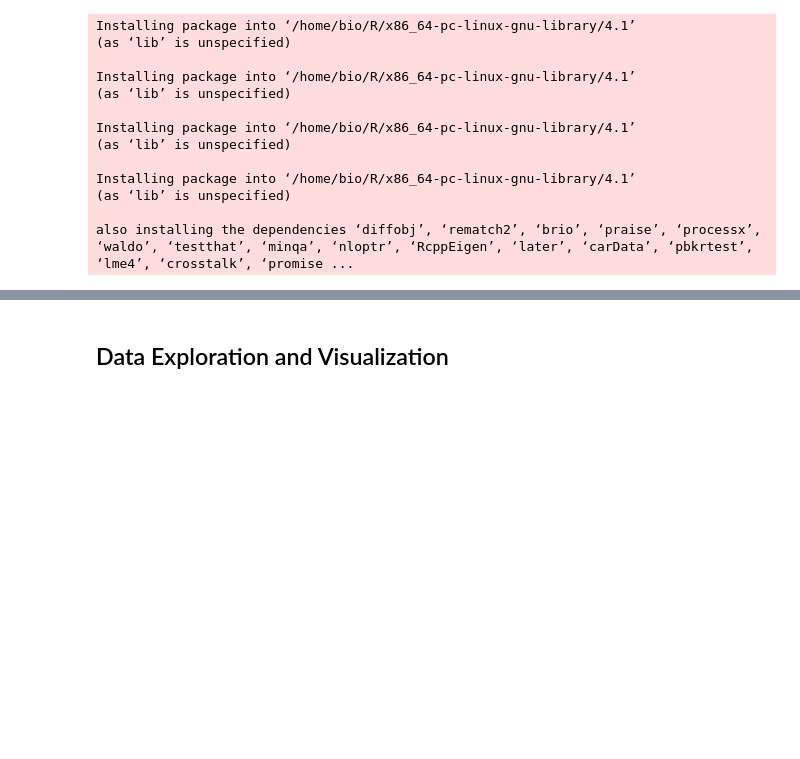
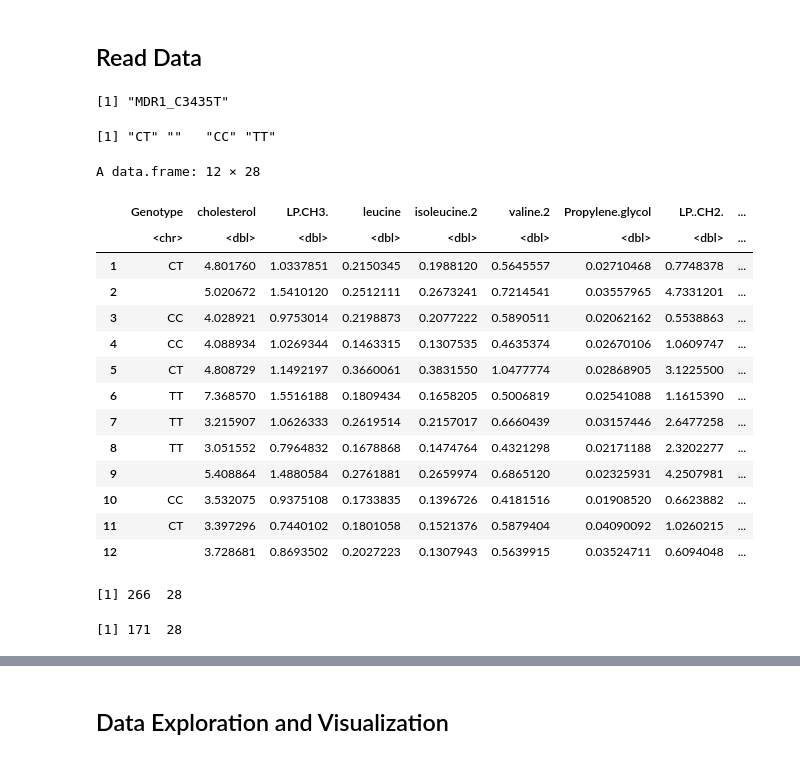
Before and after one commit to Aziza2027/Patient-data-analysis, a Jupyter notebook: analysis.ipynb, the cells around one changed output, grey strips where cells are left out. Drawn from its saved outputs; the diff is of its cells as text; code cells hidden in the pictures; blank space fills up the shorter version.

```diff
--- a/analysis.ipynb
+++ b/analysis.ipynb
@@ -10,20 +10,17 @@ library(ggplot2)
 library(dplyr)
 library(corrplot)
 library(factoextra)
+# Increase overall plot size in Jupyter Notebook
+options(repr.plot.width=15, repr.plot.height=12) # Adjust width and height as needed
-# %% [output]
-Installing package into ‘/home/bio/R/x86_64-pc-linux-gnu-library/4.1’
-(as ‘lib’ is unspecified)
-
-Installing package into ‘/home/bio/R/x86_64-pc-linux-gnu-library/4.1’
-(as ‘lib’ is unspecified)
-
-Installing package into ‘/home/bio/R/x86_64-pc-linux-gnu-library/4.1’
-(as ‘lib’ is unspecified)
-
-Installing package into ‘/home/bio/R/x86_64-pc-linux-gnu-library/4.1’
-(as ‘lib’ is unspecified)
-
-also installing the dependencies ‘diffobj’, ‘rematch2’, ‘brio’, ‘praise’, ‘processx’, ‘waldo’, ‘testthat’, ‘minqa’, ‘nloptr’, ‘RcppEigen’, ‘later’, ‘carData’, ‘pbkrtest’, ‘lme4’, ‘crosstalk’, ‘promise ...
+# %% [markdown]
+## Read Data
 # %%
 # Replace "data.csv" with the actual file path if needed
-data <- read.csv("data.csv", header = TRUE)
+data <- read.csv("data/gene1.csv", header = TRUE)
+name <- colnames(data)[1]
+colnames(data)[1] <- "Genotype"
+name
+unique(data$Genotype)
+# %% [output]
+[1] "MDR1_C3435T"
+[1] "CT" ""   "CC" "TT"
@@ -29,0 +29,22 @@ data <- read.csv("data.csv", header = TRUE)
+# %%
+head(data,12)
+# %% [output]
+A data.frame: 12 × 28
+|  | Genotype | cholesterol | LP.CH3. | leucine | isoleucine.2 | valine.2 | Propylene.glycol | LP..CH2. | ... |
+|  | <chr> | <dbl> | <dbl> | <dbl> | <dbl> | <dbl> | <dbl> | <dbl> | ... |
+| 1 | CT | 4.801760 | 1.0337851 | 0.2150345 | 0.1988120 | 0.5645557 | 0.02710468 | 0.7748378 | ... |
+| 2 |  | 5.020672 | 1.5410120 | 0.2512111 | 0.2673241 | 0.7214541 | 0.03557965 | 4.7331201 | ... |
+| 3 | CC | 4.028921 | 0.9753014 | 0.2198873 | 0.2077222 | 0.5890511 | 0.02062162 | 0.5538863 | ... |
+| 4 | CC | 4.088934 | 1.0269344 | 0.1463315 | 0.1307535 | 0.4635374 | 0.02670106 | 1.0609747 | ... |
+| 5 | CT | 4.808729 | 1.1492197 | 0.3660061 | 0.3831550 | 1.0477774 | 0.02868905 | 3.1225500 | ... |
+| 6 | TT | 7.368570 | 1.5516188 | 0.1809434 | 0.1658205 | 0.5006819 | 0.02541088 | 1.1615390 | ... |
+| 7 | TT | 3.215907 | 1.0626333 | 0.2619514 | 0.2157017 | 0.6660439 | 0.03157446 | 2.6477258 | ... |
+| 8 | TT | 3.051552 | 0.7964832 | 0.1678868 | 0.1474764 | 0.4321298 | 0.02171188 | 2.3202277 | ... |
+| 9 |  | 5.408864 | 1.4880584 | 0.2761881 | 0.2659974 | 0.6865120 | 0.02325931 | 4.2507981 | ... |
+| 10 | CC | 3.532075 | 0.9375108 | 0.1733835 | 0.1396726 | 0.4181516 | 0.01908520 | 0.6623882 | ... |
+| 11 | CT | 3.397296 | 0.7440102 | 0.1801058 | 0.1521376 | 0.5879404 | 0.04090092 | 1.0260215 | ... |
+| 12 |  | 3.728681 | 0.8693502 | 0.2027223 | 0.1307943 | 0.5639915 | 0.03524711 | 0.6094048 | ... |
+# %%
+dim(data)
+# %% [output]
+[1] 266  28
@@ -29,0 +53,4 @@ data <- read.csv("data.csv", header = TRUE)
+# %%
+dim(data)
+# %% [output]
+[1] 171  28
```
Also changed, not shown: parts of 14 cells of this notebook, 4 other files.
